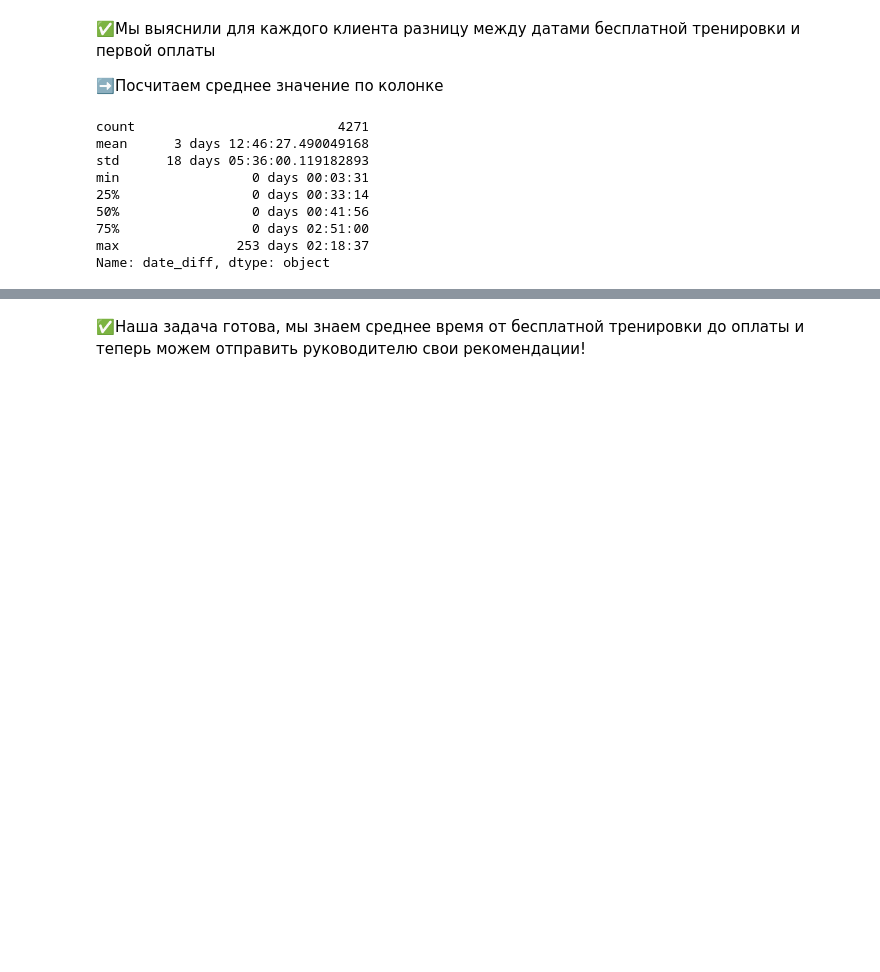
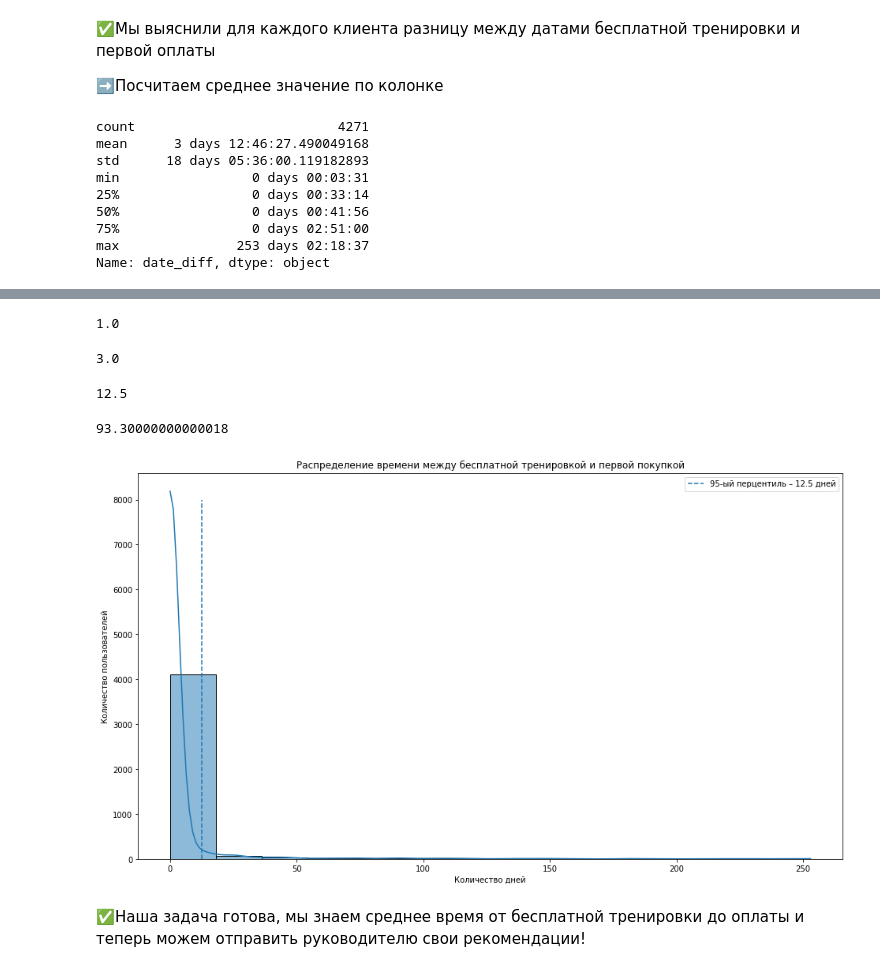
Before and after one commit to fleisan18/avg_conversion_time_from_free_workout, a Jupyter notebook: 1_avg_conversion_time_from_free_workout.ipynb, the cells around one changed output, grey strips where cells are left out. Cells and saved outputs as stored; diff of their text form; code cells hidden in the pictures; blank space fills up the shorter version.

Commit message:
added charts

```diff
--- a/1_avg_conversion_time_from_free_workout.ipynb
+++ b/1_avg_conversion_time_from_free_workout.ipynb
@@ -253,3 +272,34 @@ Name: date_diff, dtype: object
+# %%
+perc_85 = np.percentile(user_info['date_diff'], 85)
+perc_85
+# %% [output]
+1.0
+# %%
+perc_90 = np.percentile(user_info['date_diff'], 90)
+perc_90
+# %% [output]
+3.0
+# %%
+perc_95 = np.percentile(user_info['date_diff'], 95)
+perc_95
+# %% [output]
+12.5
+# %%
+perc_99 = np.percentile(user_info['date_diff'], 99)
+perc_99
+# %% [output]
+93.30000000000018
+# %%
+plt.figure(figsize=(16,9))
+sns.histplot(user_info['date_diff'], kde=True)
+plt.vlines(perc_95, ymin = 0, ymax = 8000, linestyles = 'dashed', label = f'95-ый перцентиль – {perc_95} дней')
+plt.title('Распределение времени между бесплатной тренировкой и первой покупкой')
+plt.xlabel('Количество дней')
+plt.ylabel('Количество пользователей')
+plt.legend()
+plt.show()
+# %% [output]
+[figure, added]
 # %% [markdown]
 ✅Наша задача готова, мы знаем среднее время от бесплатной тренировки до оплаты и теперь можем отправить руководителю свои рекомендации!
 # %% [markdown]
```
Also changed, not shown: parts of 10 cells of this notebook.
